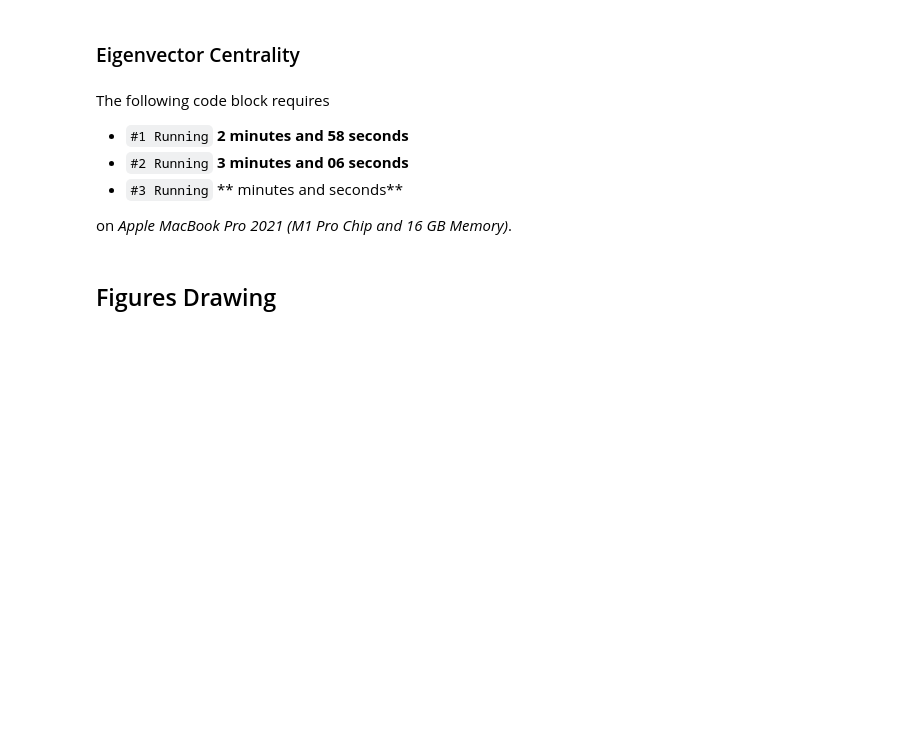
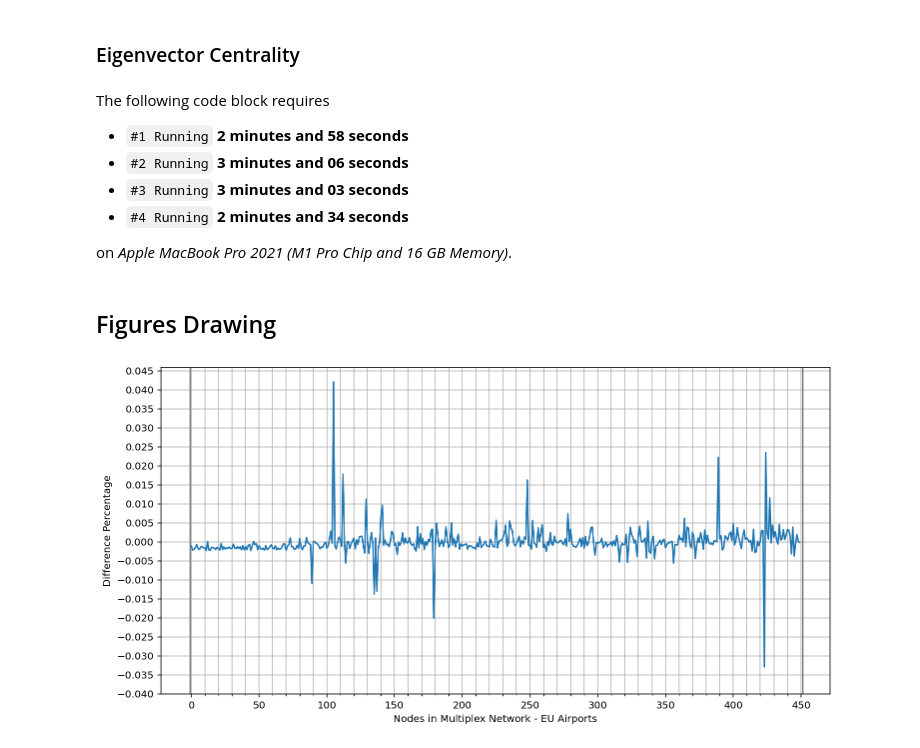
Before and after one commit to ninn-kou/iRank, a Jupyter notebook: EUAir_Experiments.ipynb, the cells around one changed output. Drawn from its saved outputs; the diff is of its cells as text; code cells hidden in the pictures; blank space fills up the shorter version.

```diff
--- a/EUAir_Experiments.ipynb
+++ b/EUAir_Experiments.ipynb
@@ -251,7 +255,8 @@ The following code block requires
 
 - `#1 Running` **2 minutes and 58 seconds**
 - `#2 Running` **3 minutes and 06 seconds**
-- `#3 Running` ** minutes and  seconds**
+- `#3 Running` **3 minutes and 03 seconds**
+- `#4 Running` **2 minutes and 34 seconds**
 
 on *Apple MacBook Pro 2021 (M1 Pro Chip and 16 GB Memory)*.
 # %%
@@ -286,4 +291,34 @@ e_percentage_diff = e_difference / len(e_difference)
 ## Figures Drawing
 # %%
 %config InlineBackend.figure_format = 'retina'
+# %%
+# Figure 1: Unsorted Differece
+
+fig, ax = plt.subplots(figsize=(12, 6))
+
+x_axis = np.arange(0.0, 450.0, 1.0)
+
+# Major ticks every 50, minor ticks every 10
+major_ticks = np.arange(0, 451, 50)
+minor_ticks = np.arange(0, 451, 10)
+
+# Major y ticks every 0.005, minor y ticks every 0.001
+major_y_ticks = np.arange(-0.04, 0.05, 0.005)
+minor_y_ticks = np.arange(-0.04, 0.05, 0.001)
+
+ax.plot(x_axis, percentage_diff)
+# ax.stem(x_axis, percentage_diff)
+ax.axvline(x=-1, color='C7')
+ax.axvline(x=451, color='C7')
+ax.set_xlabel('Nodes in Multiplex Network - EU Airports')
+ax.set_ylabel('Difference Percentage')
+ax.set_xticks(major_ticks)
+ax.set_xticks(minor_ticks, minor=True)
+ax.set_yticks(major_y_ticks)
+
+# And a corresponding grid
+ax.grid(which='both')
+plt.show()
+# %% [output]
+[figure, added]
 # %%
```
Also changed, not shown: parts of 6 cells of this notebook, 5 other files.
